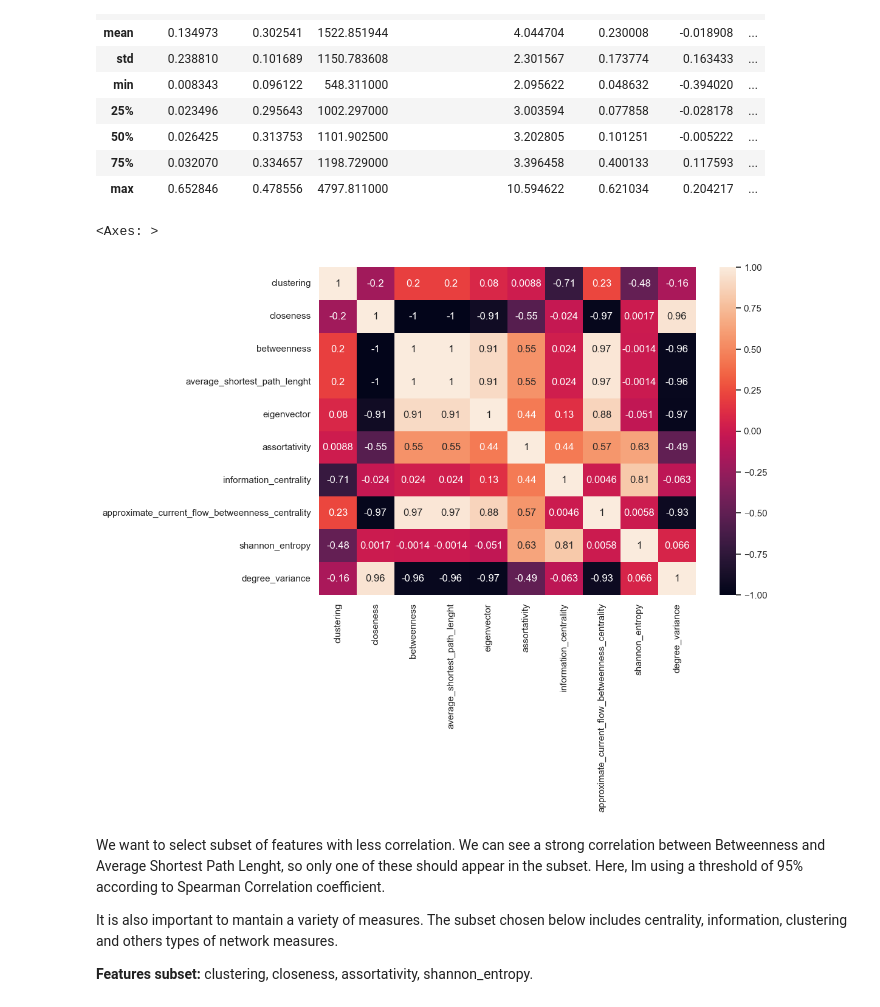
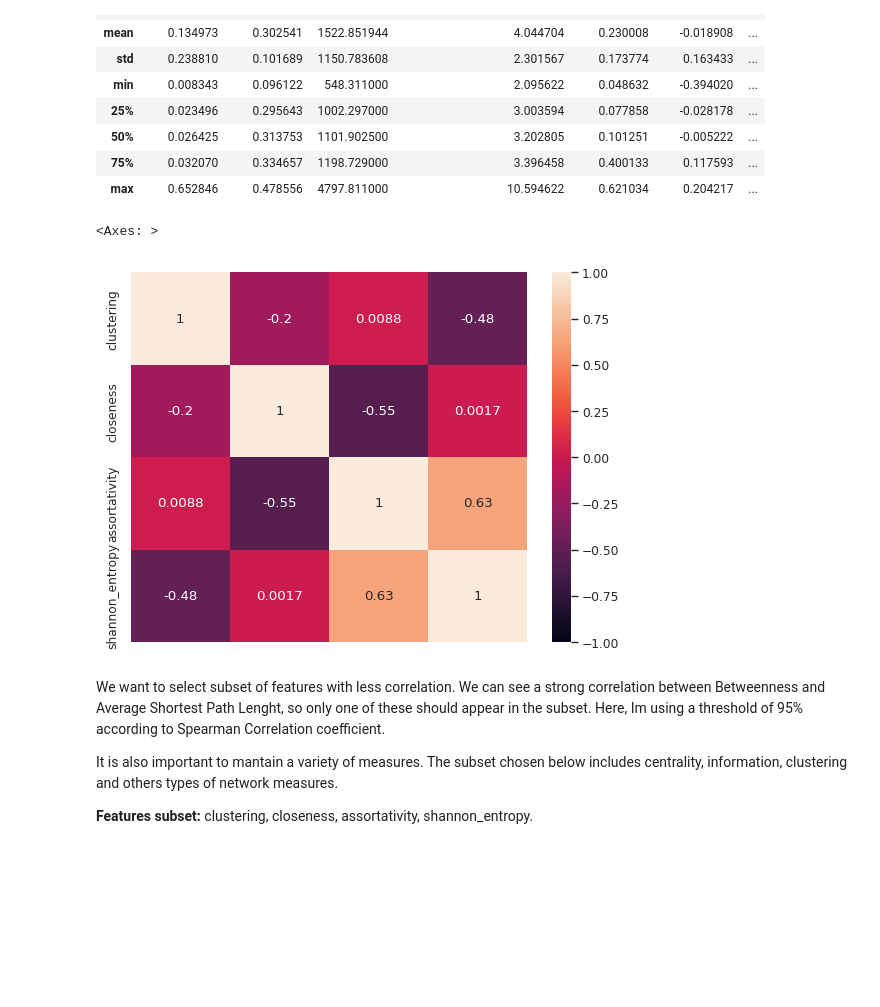
Before and after one commit to vitorfrois/SznajdNetworks, a Jupyter notebook: src/notebooks/1_EDA.ipynb, the cells around one changed output. Drawn from its saved outputs; the diff is of its cells as text; code cells hidden in the pictures; blank space fills up the shorter version.

```diff
--- a/src/notebooks/1_EDA.ipynb
+++ b/src/notebooks/1_EDA.ipynb
@@ -10,6 +10,13 @@ import numpy as np
 import matplotlib.pyplot as plt
 import seaborn as sns
 import statsmodels.api as sm
+from matplotlib import rcParams
+
+# sns.set_theme(rc={'figure.figsize':(15,6)})
+sns.set_style("whitegrid")
+sns.set_palette("deep")
+sns.set_context("paper")
+# sns.set_theme(palette="flare", style='whitegrid', context='poster')
 
 C = 'consensus_time'
 F = 'opinion_change_frequency'
@@ -21,5 +28,12 @@ FEATURES = [
     'approximate_current_flow_betweenness_centrality', 'shannon_entropy',
     'degree_variance'
 ]
+
+UNCORRELATED_FEATURE_SUBSET = [
+    'clustering',
+    'closeness',
+    'assortativity',
+    'shannon_entropy'
+]
 # %%
 dataset = pd.read_csv('../data/dataset.csv')
@@ -69,11 +84,11 @@ filtered_dataset.describe()
 | 75% | 0.032070 | 0.334657 | 1198.729000 | 3.396458 | 0.400133 | 0.117593 | ... |
 | max | 0.652846 | 0.478556 | 4797.811000 | 10.594622 | 0.621034 | 0.204217 | ... |
 # %%
-sns.set_theme(rc={'figure.figsize':(10,7)})
-sns.heatmap(filtered_dataset[FEATURES].corr(method='spearman'), annot=True, vmax=1, vmin=-1)
+# sns.set_theme(rc={'figure.figsize':(10,7)})
+sns.heatmap(filtered_dataset[UNCORRELATED_FEATURE_SUBSET].corr(method='spearman'), annot=True, vmax=1, vmin=-1, xticklabels=False)
 # %% [output]
 <Axes: >
-[figure, old version]
+[figure, new version]
 # %% [markdown]
 We want to select subset of features with less correlation. We can see a strong correlation between Betweenness and Average Shortest Path Lenght, so only one of these should appear in the subset. Here, Im using a threshold of 95% according to Spearman Correlation coefficient.
 
```
Also changed, not shown: parts of 9 cells of this notebook, 3 other files.
